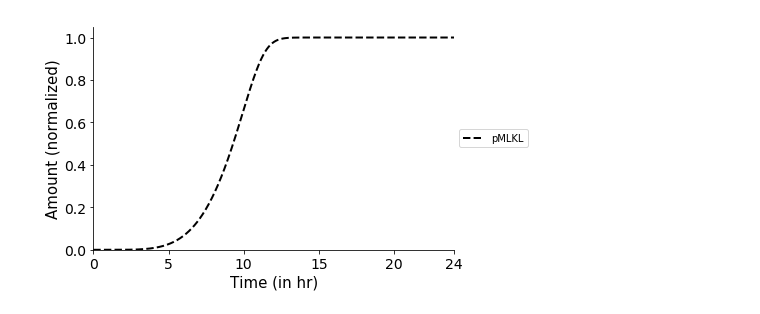
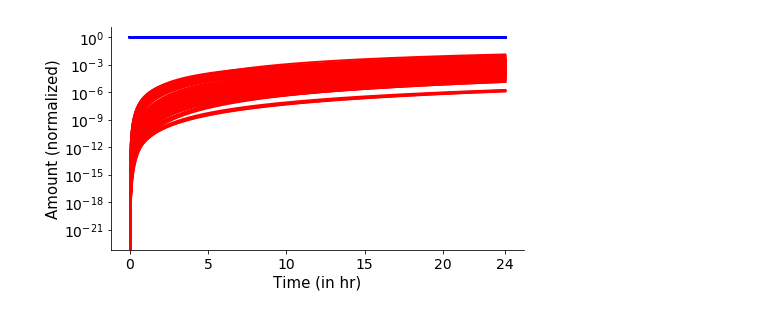
Before and after one commit to LoLab-MSM/NERM, a Jupyter notebook: model_analysis/Modes_protein_dynamics/nerm_mode4_dynamics.ipynb, the cells around one changed output. Drawn from its saved outputs; the diff is of its cells as text; code cells hidden in the pictures.

Commit message:
creating figure 2 plots, including updated boxplots for var pars with pN names, figuring out the color palette for the lines in pMLKL WT

```diff
--- a/model_analysis/Modes_protein_dynamics/nerm_mode4_dynamics.ipynb
+++ b/model_analysis/Modes_protein_dynamics/nerm_mode4_dynamics.ipynb
@@ -63,9 +59,9 @@ mode3_100 = np.load('../../param_files/necro_pars10k_cluster2_5720_mod.npy')
 mode4_100 = np.load('../../param_files/necro_pars10k_cluster3_5720_mod.npy')
 pars = np.load('../../param_files/necro_pars10k_allclusmod.npy')
 # %%
-mode4_100e = np.load('../../param_files/necro_pars10k_cluster31_5720_modsplit.npy')
-mode4_100m = np.load('../../param_files/necro_pars10k_cluster32_5720_modsplit.npy')
-mode4_100d = np.load('../../param_files/necro_pars10k_cluster33_5720_modsplit.npy')
+mode4_100e = np.load('../../param_files/necro_pars10k_cluster41_5720_modsplit.npy')
+mode4_100m = np.load('../../param_files/necro_pars10k_cluster42_5720_modsplit.npy')
+mode4_100d = np.load('../../param_files/necro_pars10k_cluster43_5720_modsplit.npy')
 # %%
 tspan = np.linspace(0, 1440, 1441)
 # %%
@@ -336,25 +298,28 @@ plt.show()
 # %%
 fig, ax = plt.subplots(figsize = (7, 4))
-plt.plot(tspan/60, m4edf100wt['MLKLa_obs'].iloc[:]/m4edf100wt['MLKLa_obs'].iloc[:].max(),label = 'pMLKL', color = 'black', linestyle = '--',lw=2)
+for n in range(len(mode4_100e)):
+    plt.plot(tspan/60, m4edf100wt.loc[n]['RIP1unphos_obs'].iloc[:]/m4edf100wt.loc[n]['RIP1_obs'].iloc[:],label = 'RIP1_unphos', color = 'blue',zorder =1, lw=2)
+    plt.plot(tspan/60, m4edf100wt.loc[n]['RIP1phos_obs'].iloc[:]/m4edf100wt.loc[n]['RIP1_obs'].iloc[:],label = 'RIP1_phos', color = 'red',zorder =1, lw=2)
 plt.xlabel("Time (in hr)", fontsize=15)
 plt.ylabel("Amount (normalized)", fontsize=15)
-plt.xlim(xmin = 0, xmax = 24)
-plt.ylim(ymin = 0)
+# plt.xlim(xmin = 0, xmax = 24)
+# plt.ylim(ymin = 0.8)
+plt.yscale('log')
 plt.xticks(fontsize=14)
 plt.yticks(fontsize=14)
 right_side = ax.spines["right"]
 right_side.set_visible(False)
 top = ax.spines["top"]
 top.set_visible(False)
 ax.set_xticks([0, 5, 10, 15, 20, 24])
-ax.legend(loc='center left', bbox_to_anchor=(1, 0.5))
+# ax.legend(loc='center left', bbox_to_anchor=(1, 0.5))
 # ax.legend(loc='upper center', bbox_to_anchor=(0.5, 1.05),
 #           ncol=3, fancybox=True, shadow=True)
 plt.tight_layout()
 # plt.savefig('nerm_mode4e_dynamics_CI_CII_necro_pmlkl.pdf')
 plt.show()
 # %% [output]
-[figure, old version]
+[figure, new version]
 # %%
 fig, ax = plt.subplots(figsize = (7, 4))
 plt.plot(tspan/60, m4edf100wt['CI_k63_obs'].iloc[:]/m4edf100wt['CI_k63_obs'].iloc[:].max(), label = 'CI_k63',color = 'blue', lw=4)
```
Also changed, not shown: parts of 22 cells of this notebook, 10 other files.
